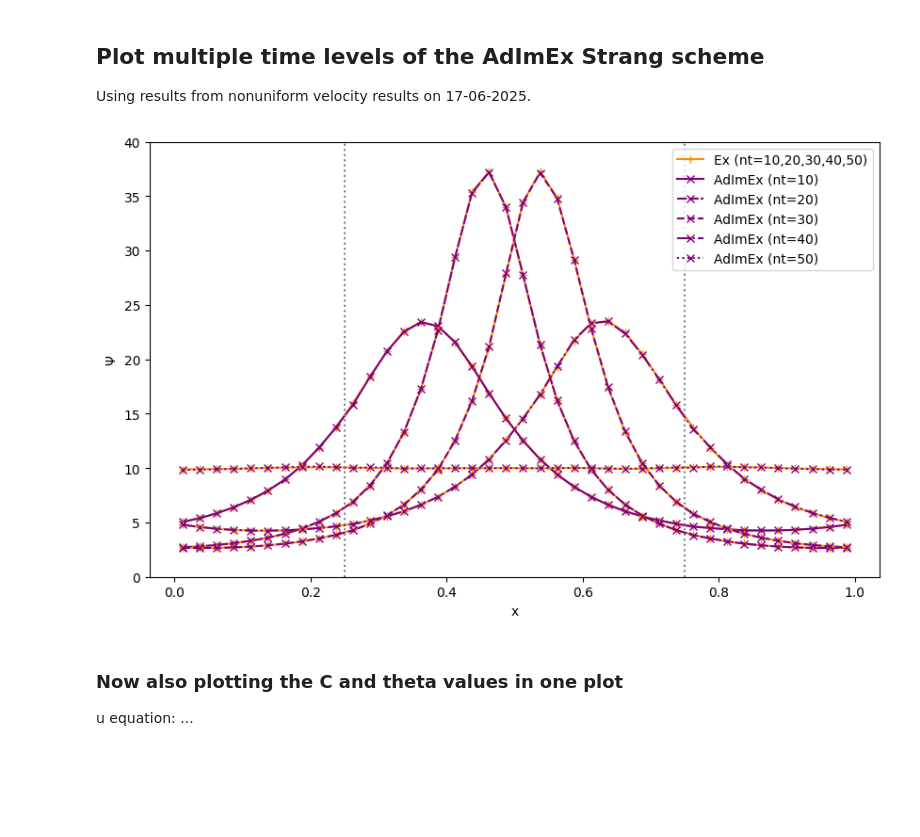
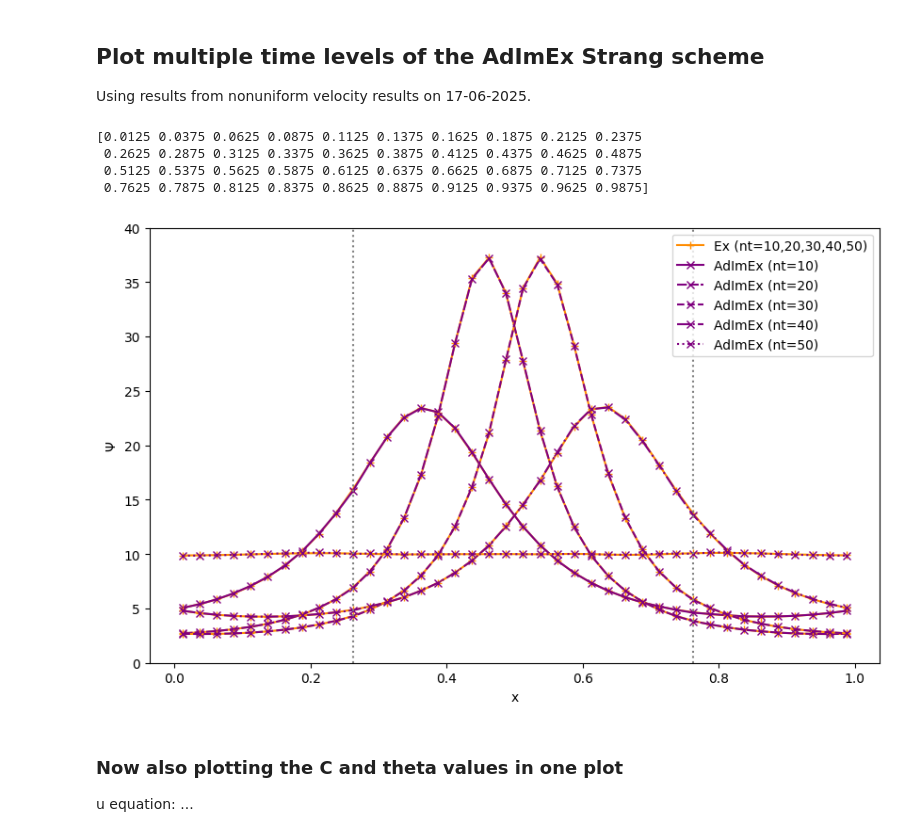
Before and after one commit to ambertewinkel/advectionschemes, a Jupyter notebook: plot_multiple_timelevels.ipynb, the cells around one changed output. Cells and saved outputs as stored; diff of their text form; code cells hidden in the pictures; blank space fills up the shorter version.

Commit message:
Small change to correct gray dotted vertical lines for ImEx regions

```diff
--- a/plot_multiple_timelevels.ipynb
+++ b/plot_multiple_timelevels.ipynb
@@ -110,26 +110,31 @@ psi_50_AdImEx = [ 9.85230917,  9.86537969,  9.89370155,  9.93295913,  9.98056596
 # %%
 Exfields = [psi_10_Ex, psi_20_Ex, psi_30_Ex, psi_40_Ex, psi_50_Ex]
 AdImExfields = [psi_10_AdImEx, psi_20_AdImEx, psi_30_AdImEx, psi_40_AdImEx, psi_50_AdImEx]
 plt.figure(figsize=(10, 6))
 xwhole = np.linspace(0, 1, 41)
 x = (xwhole[:-1] + xwhole[1:])/2.  # Exclude the first and last points for plotting
+print(x)
 lnstl = ['-', (0,(5,1)), '--', '-.', ':']
 for i in range(len(ntlist)):
     nt = ntlist[i]
     if nt == 10:
         plt.plot(x, Exfields[i], marker='+', color='darkorange', linestyle='-', label='Ex (nt=10,20,30,40,50)')
     else:
         plt.plot(x, Exfields[i], marker='+', color='darkorange', linestyle='-')
     plt.plot(x, AdImExfields[i], label=f'AdImEx (nt={nt})', linestyle=lnstl[i], marker='x', color='purple')
-plt.axvline(0.25, color='gray', linestyle=':')
-plt.axvline(0.75, color='gray', linestyle=':')
+plt.axvline(0.2625, color='gray', linestyle=':')
+plt.axvline(0.7625, color='gray', linestyle=':')
 plt.ylim(0., 40.)
 plt.xlabel('x')
 plt.legend()
 plt.ylabel('$\\Psi$')
 plt.show()
 # %% [output]
+[0.0125 0.0375 0.0625 0.0875 0.1125 0.1375 0.1625 0.1875 0.2125 0.2375
+ 0.2625 0.2875 0.3125 0.3375 0.3625 0.3875 0.4125 0.4375 0.4625 0.4875
+ 0.5125 0.5375 0.5625 0.5875 0.6125 0.6375 0.6625 0.6875 0.7125 0.7375
+ 0.7625 0.7875 0.8125 0.8375 0.8625 0.8875 0.9125 0.9375 0.9625 0.9875]
-[figure, old version]
+[figure, new version]
 # %% [markdown]
 ### Now also plotting the C and theta values in one plot
 
```
Also changed, not shown: parts of 1 cell of this notebook.
